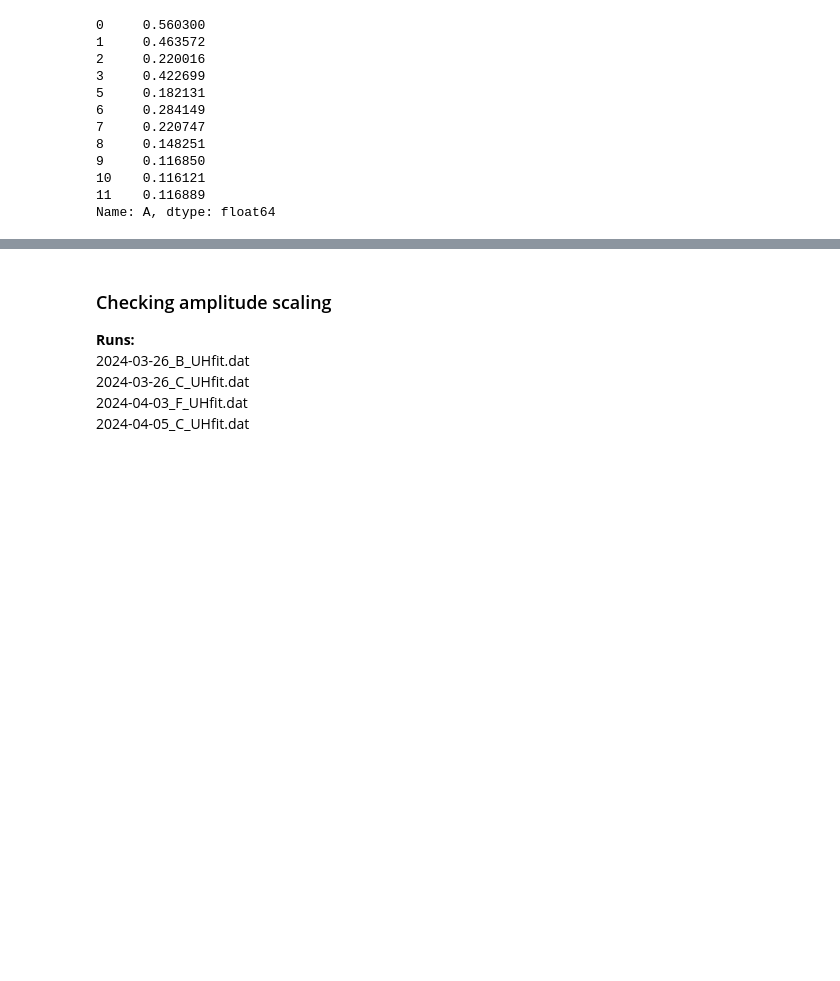
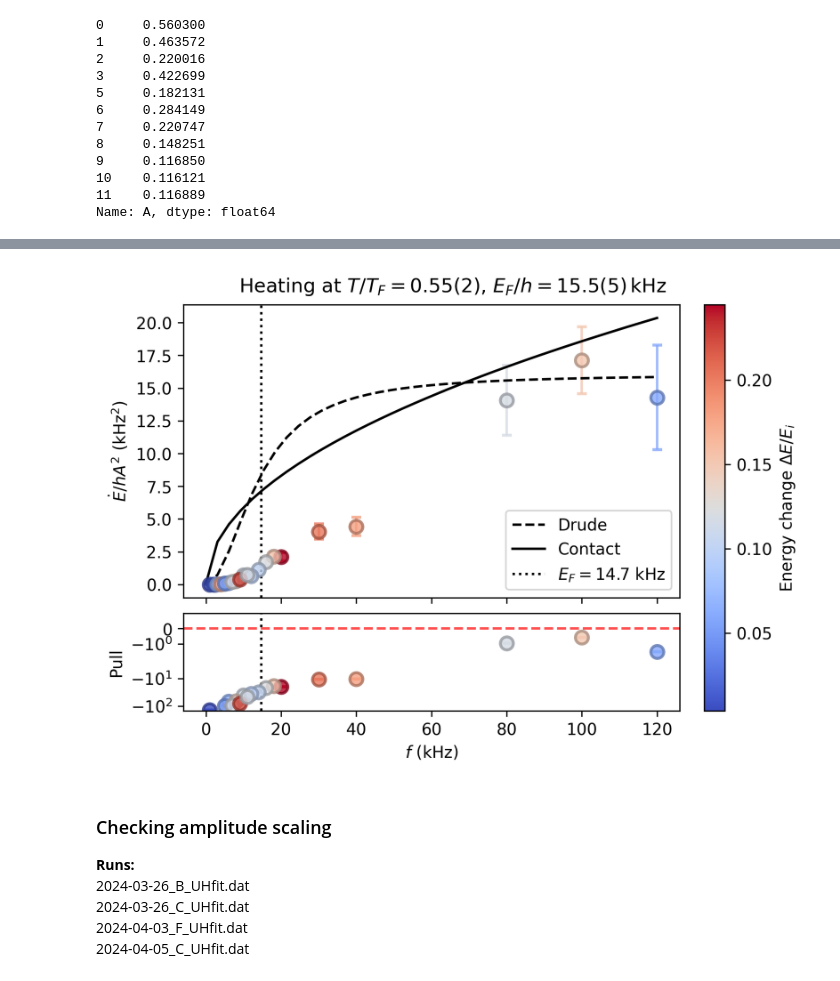
Before and after one commit to uoft-chiplab/Fast-Modulation-Contact-Correlation-Project, a Jupyter notebook: contact_correlations/heating_rate_analysis.ipynb, the cells around one changed output, grey strips where cells are left out. Saved outputs shown, nothing was run; the diff lists cells and outputs as text; code cells hidden in the pictures; blank space fills up the shorter version.

```diff
--- a/contact_correlations/heating_rate_analysis.ipynb
+++ b/contact_correlations/heating_rate_analysis.ipynb
@@ -532,3 +659,75 @@ plt.show()
+# %%
+fig, (ax_main, ax_res) = plt.subplots(
+    nrows=2,
+    ncols=1,
+    sharex=True,
+    figsize=(6, 4),
+    gridspec_kw={'height_ratios': [3, 1]},
+    dpi=300,
+    layout='constrained'
+)
+
+# Define change in temperature color mapping
+# cmap = cm.get_cmap('coolwarm')
+norm = mcolors.Normalize(vmin=df_plot['delta_E_over_E'].min(),
+                         vmax=df_plot['delta_E_over_E'].max())
+
+for row in df_plot.itertuples():
+    # Convert this row's parameter value into a specific RGBA color
+    point_color = cmap(norm(row.delta_E_over_E))
+
+    rgb = mcolors.to_rgb(point_color)
+    dark_edge_color = [c * 0.7 for c in rgb]  # Multiply by 0.7 to dim it
+
+    ax_main.errorbar(
+        row.x, row.y, yerr=row.yerr,
+        fmt='o',
+        color=point_color,
+        markeredgecolor=dark_edge_color,
+        capsize=3,
+        alpha=0.8,
+        markeredgewidth=1.8,
+        markersize=8,
+    )
+
+    ax_res.errorbar(
+        row.x, row.pull, yerr=np.zeros_like(row.pull),
+        fmt='o',
+        color=point_color,
+        markeredgecolor=dark_edge_color,
+        capsize=3,
+        alpha=0.8,
+        markeredgewidth=1.8,
+        markersize=8,
+    )
+
+ax_res.set_xlabel(r'$f$ (kHz)')
+ax_res.set_ylabel('Pull')
+ax_res.set(yscale='symlog', ylim=(-150, 1))
+ax_main.set_ylabel(r'$\dot{E}/hA^2$ (kHz$^2$)')
+
+ax_main.plot(TUG.nus/1e3, TUG.Edot_drude/TUG.Ns/2/1e6, 'k--', label='Drude')
+ax_main.plot(TUG.nus/1e3, TUG.Edot_contact/TUG.Ns/2/1e6, 'k-', label='Contact')
+ax_main.axvline(x=TUG.EF/1e3, color='k', linestyle=':',
+                label=r'$E_F = $'+f'{TUG.EF/1e3:.1f} kHz')
+ax_res.axvline(x=TUG.EF/1e3, color='k', linestyle=':')
+
+ax_main.legend()
+
+ax_res.axhline(y=0, color='r', linestyle='--', alpha=0.7)
+
+sm = cm.ScalarMappable(norm=norm, cmap=cmap)
+sm.set_array([])
+cbar = fig.colorbar(sm, ax=[ax_main, ax_res], orientation='vertical')
+cbar.set_label(r'Energy change $\Delta E/E_i$')
+
+# fig.savefig('figures/heating_rate_vs_frequency.pdf', dpi=300, bbox_inches='tight')
+
+fig.suptitle(r'Heating at $T/T_F = 0.55(2)$, $E_F/h=15.5(5)\,$kHz', fontsize=12, y=1.05)
+
+plt.show()
+# %% [output]
+[figure, added]
 # %% [markdown]
 ### Checking amplitude scaling
 **Runs:** \
```
Also changed, not shown: parts of 21 cells of this notebook, 1 other file.
